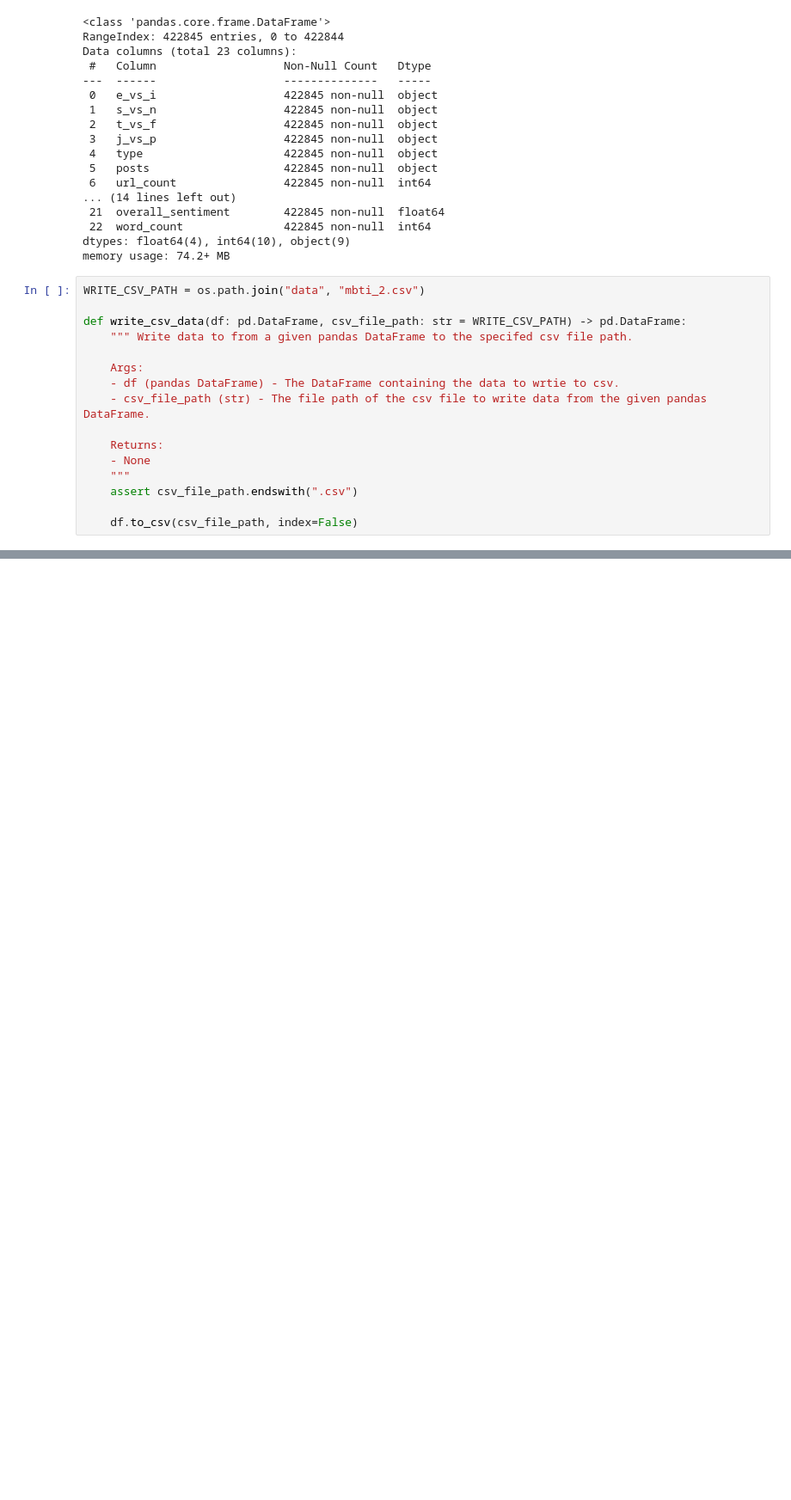
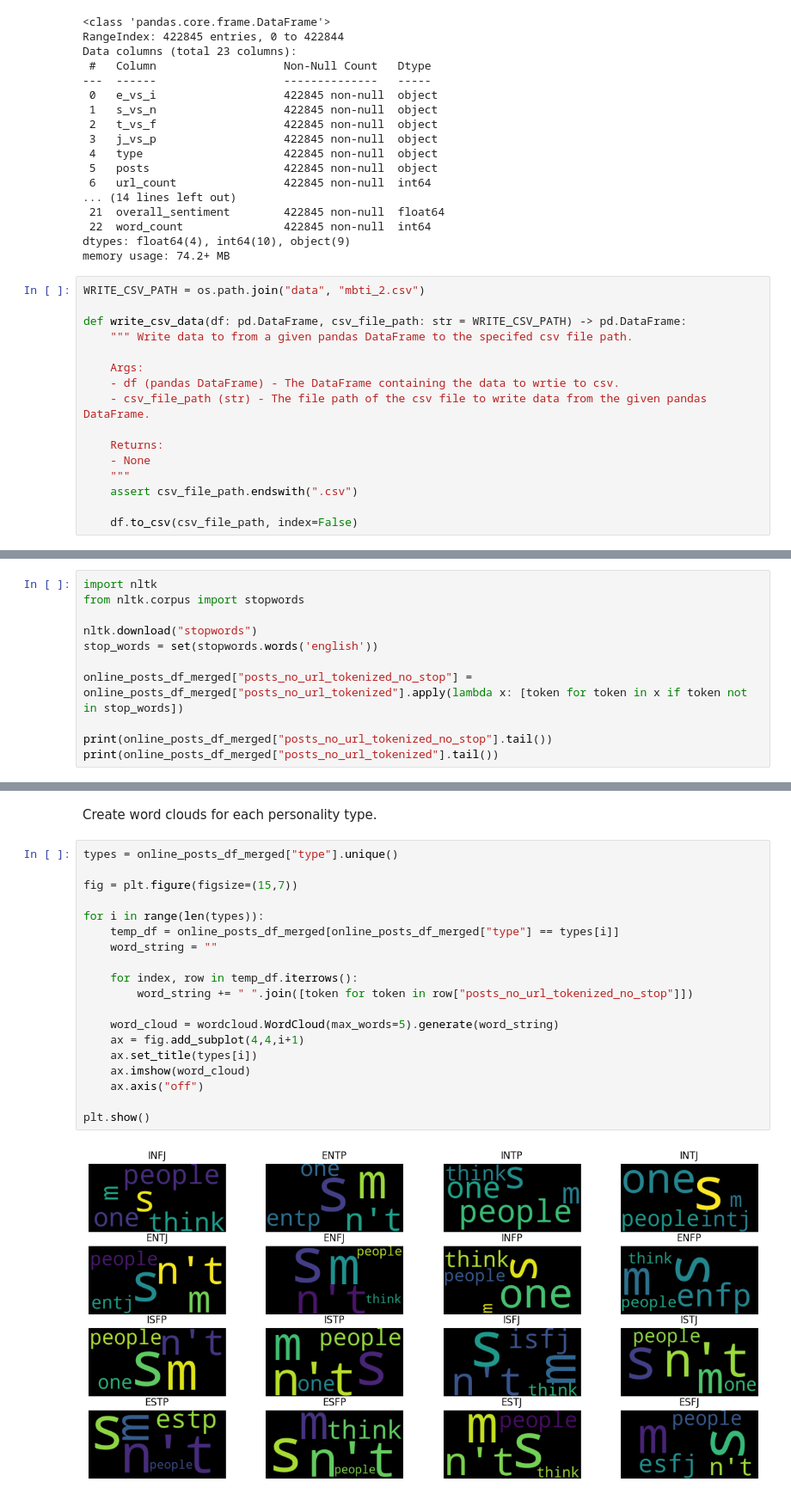
Before and after one commit to slouie88/myers_briggs_personalities, a Jupyter notebook: myers_briggs_feature_engineering.ipynb, the cells around one changed output, grey strips where cells are left out. Shown at 86% size. Drawn from its saved outputs; the diff is of its cells as text; blank space fills up the shorter version.

Commit message:
Created word clouds

```diff
--- a/myers_briggs_feature_engineering.ipynb
+++ b/myers_briggs_feature_engineering.ipynb
@@ -568,0 +574,11 @@ write_csv_data(online_posts_df_merged)
+# %%
+import nltk
+from nltk.corpus import stopwords
+
+nltk.download("stopwords")
+stop_words = set(stopwords.words('english'))
+
+online_posts_df_merged["posts_no_url_tokenized_no_stop"] = online_posts_df_merged["posts_no_url_tokenized"].apply(lambda x: [token for token in x if token not in stop_words])
+
+print(online_posts_df_merged["posts_no_url_tokenized_no_stop"].tail())
+print(online_posts_df_merged["posts_no_url_tokenized"].tail())
@@ -568,0 +601,23 @@ write_csv_data(online_posts_df_merged)
+# %% [markdown]
+Create word clouds for each personality type.
+# %%
+types = online_posts_df_merged["type"].unique()
+
+fig = plt.figure(figsize=(15,7))
+
+for i in range(len(types)):
+    temp_df = online_posts_df_merged[online_posts_df_merged["type"] == types[i]]
+    word_string = ""
+
+    for index, row in temp_df.iterrows():
+        word_string += " ".join([token for token in row["posts_no_url_tokenized_no_stop"]])
+
+    word_cloud = wordcloud.WordCloud(max_words=5).generate(word_string)
+    ax = fig.add_subplot(4,4,i+1)
+    ax.set_title(types[i])
+    ax.imshow(word_cloud)
+    ax.axis("off")
+
+plt.show()
+# %% [output]
+[figure, added]
```
Also changed, not shown: parts of 8 cells of this notebook.
